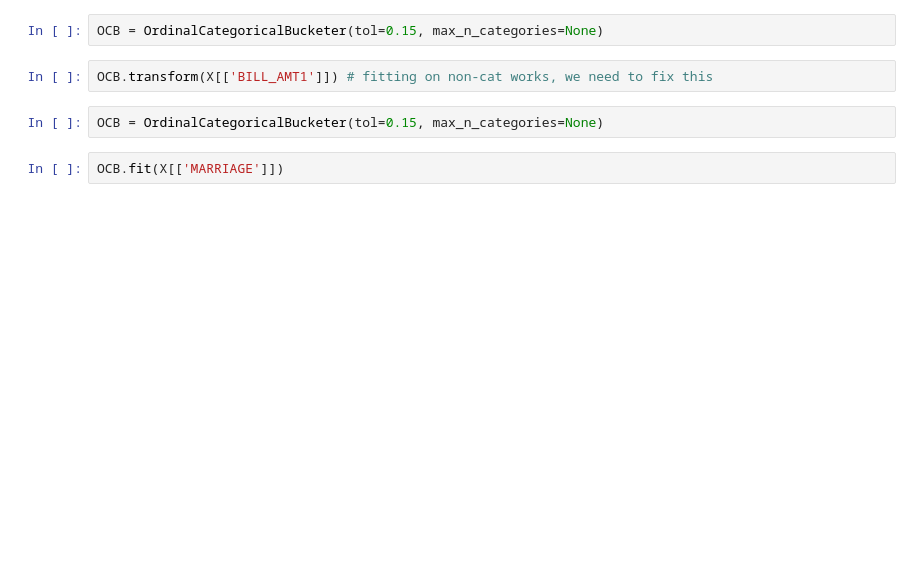
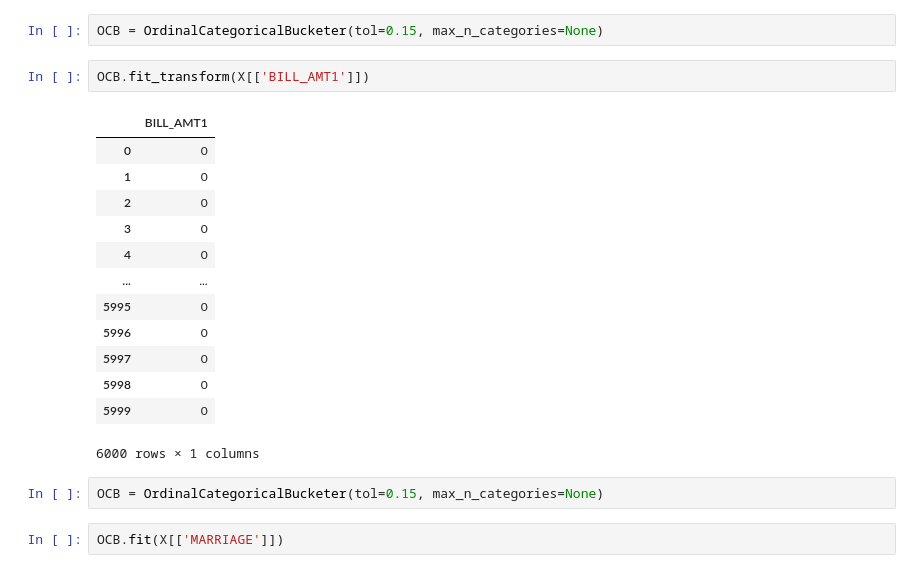
Before and after one commit to orchardbirds/skorecard-1, a Jupyter notebook: notebooks/chapter_meeting.ipynb, the cells around one changed output. Cells and saved outputs as stored; diff of their text form; blank space fills up the shorter version.

```diff
--- a/notebooks/chapter_meeting.ipynb
+++ b/notebooks/chapter_meeting.ipynb
@@ -120,7 +271,21 @@ X['MARRIAGE'].value_counts(normalize=True)
 # %%
 OCB = OrdinalCategoricalBucketer(tol=0.15, max_n_categories=None)
-# %%
-OCB.transform(X[['BILL_AMT1']]) # fitting on non-cat works, we need to fix this
+# %%
+OCB.fit_transform(X[['BILL_AMT1']])
+# %% [output]
+|  | BILL_AMT1 |
+| 0 | 0 |
+| 1 | 0 |
+| 2 | 0 |
+| 3 | 0 |
+| 4 | 0 |
+| ... | ... |
+| 5995 | 0 |
+| 5996 | 0 |
+| 5997 | 0 |
+| 5998 | 0 |
+| 5999 | 0 |
+6000 rows × 1 columns
 # %%
 OCB = OrdinalCategoricalBucketer(tol=0.15, max_n_categories=None)
 # %%
```
Also changed, not shown: parts of 43 cells of this notebook.
